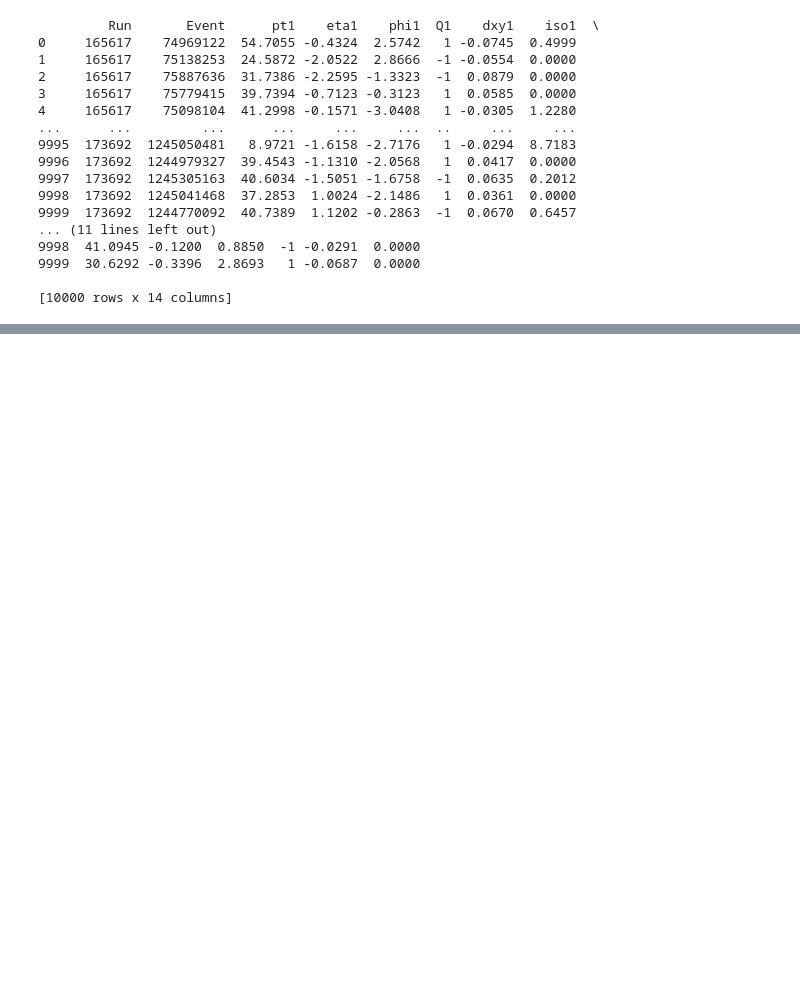
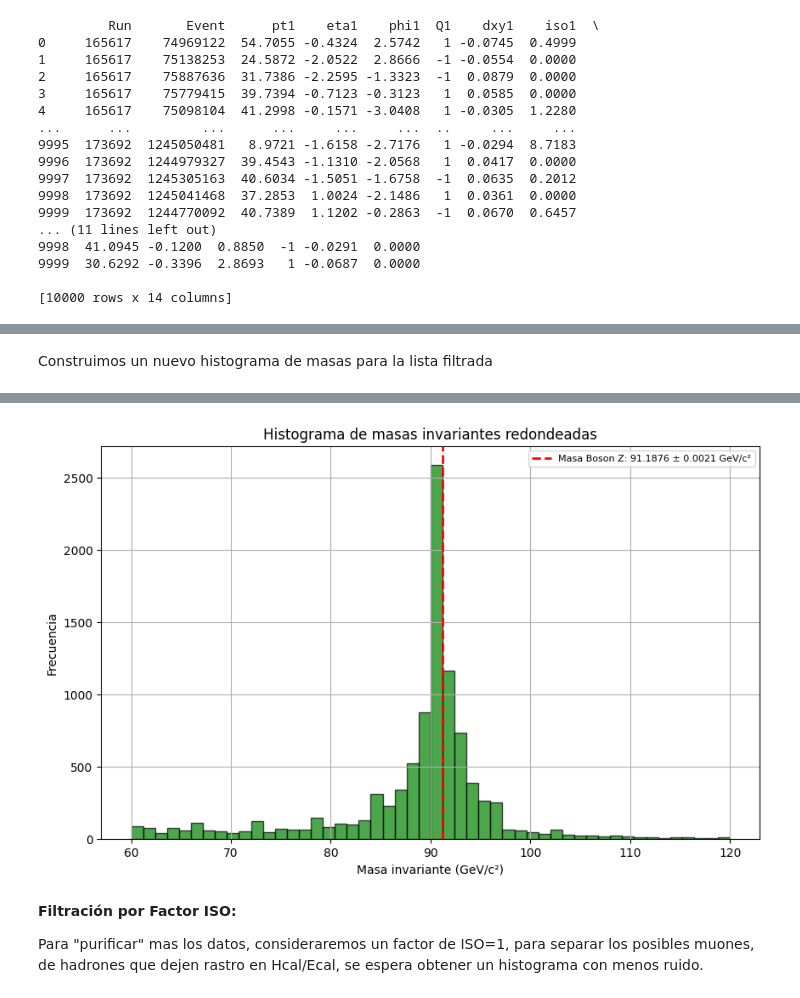
Before and after one commit to ProgramasParaFisicaDeParticulas/lecturadedatosabiertoscmszmumu-Zomeb0dy, a Jupyter notebook: Delfin2022_CMSOpenDataZtoMuMu.ipynb, the cells around one changed output, grey strips where cells are left out. Drawn from its saved outputs; the diff is of its cells as text; code cells hidden in the pictures; blank space fills up the shorter version.

```diff
--- a/Delfin2022_CMSOpenDataZtoMuMu.ipynb
+++ b/Delfin2022_CMSOpenDataZtoMuMu.ipynb
@@ -43,0 +188,6 @@ fig_5.show()
+# %%
+# Filtrar eventos donde Q1 ≠ Q2 (Mejores Candidatos a Boson Z)
+eventos_Q_difs = particles[particles['Q1'] != particles['Q2']]
+print("Eventos con cargas diferentes (Q1 ≠ Q2):")
+print(eventos_Q_difs)
+print("\nNúmero de eventos con cargas diferentes:", len(eventos_Q_difs))
@@ -43,0 +212,43 @@ fig_5.show()
+# %% [markdown]
+Construimos un nuevo histograma de masas para la lista filtrada
+# %%
+#Hisotgramas con filtro de cargas diferentes
+# Crear la lista de masas invariantes (sin redondear)
+M_i2 = np.sqrt(
+    2 * eventos_Q_difs['pt1'] * eventos_Q_difs['pt2'] *
+    (np.cosh(eventos_Q_difs['eta1'] - eventos_Q_difs['eta2']) -
+     np.cos(eventos_Q_difs['phi1'] - eventos_Q_difs['phi2']))
+)
+
+# Crear la lista de masas redondeadas
+M_r = np.round(M_i2)
+
+# Crear el histograma de las masas redondeadas
+fig = px.histogram(
+    x=M_r,
+    nbins=50,
+    labels={'x': 'Masa invariante redondeada (GeV/c²)', 'y': 'Número de eventos'},
+    title='Distribución de la masa invariante (Q1 ≠ Q2)',
+    color_discrete_sequence=['indigo']
+)
+fig.add_vline(x=91, line_dash="dash", line_color="red", annotation_text="Masa del Z (91 GeV)")
+#línea de referencia para el bosón Z (~91 GeV)
+fig.update_layout(
+    xaxis_title='Masa [GeV/c²]',
+    yaxis_title='Eventos',
+    showlegend=False
+)
+
+plt.figure(figsize=(10, 6))
+plt.hist(M_r, bins=50, color='green', edgecolor='black', alpha=0.7)
+
+plt.axvline(91.2, color='red', linestyle='dashed', linewidth=2,
+            label='Masa Boson Z: 91.1876 ± 0.0021 GeV/c²')
+plt.xlabel('Masa invariante (GeV/c²)')
+plt.ylabel('Frecuencia')
+plt.title('Histograma de masas invariantes redondeadas')
+plt.legend(fontsize=8)
+plt.grid(True)
+fig.show()
+plt.show()
+# %% [output]
@@ -43,0 +256,5 @@ fig_5.show()
+[figure, added]
+# %% [markdown]
+**Filtración por Factor ISO:**
+
+Para "purificar" mas los datos, consideraremos un factor de ISO=1, para separar los posibles muones, de hadrones que dejen rastro en Hcal/Ecal, se espera obtener un histograma con menos ruido.
```
Also changed, not shown: parts of 25 cells of this notebook.
